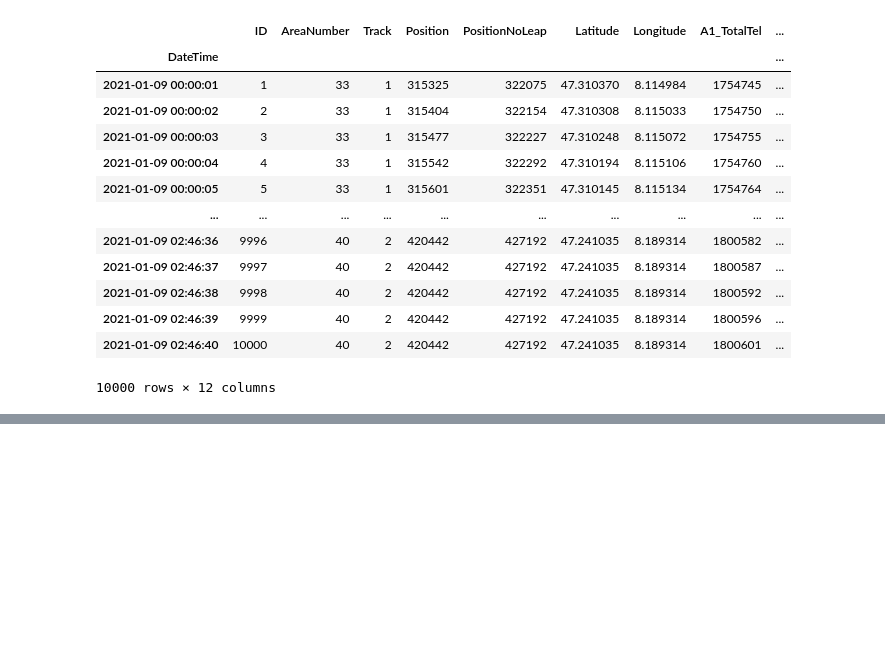
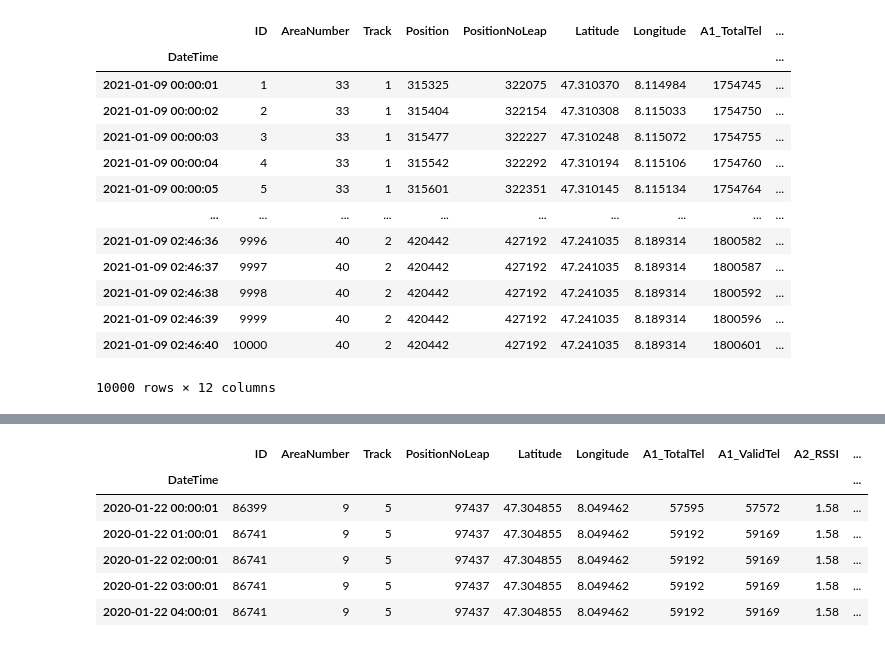
Before and after one commit to BarrySunderland/HackZurich2021, a Jupyter notebook: data-processing/notebooks/downsample.ipynb, the cells around one changed output, grey strips where cells are left out. Drawn from its saved outputs; the diff is of its cells as text; code cells hidden in the pictures; blank space fills up the shorter version.

```diff
--- a/data-processing/notebooks/downsample.ipynb
+++ b/data-processing/notebooks/downsample.ipynb
@@ -39,0 +95,10 @@ df.to_csv('../../data-processing/data/interim/rssi_sample.csv')
+# %%
+df.head()
+# %% [output]
+|  | ID | AreaNumber | Track | PositionNoLeap | Latitude | Longitude | A1_TotalTel | A1_ValidTel | A2_RSSI | ... |
+| DateTime |  |  |  |  |  |  |  |  |  | ... |
+| 2020-01-22 00:00:01 | 86399 | 9 | 5 | 97437 | 47.304855 | 8.049462 | 57595 | 57572 | 1.58 | ... |
+| 2020-01-22 01:00:01 | 86741 | 9 | 5 | 97437 | 47.304855 | 8.049462 | 59192 | 59169 | 1.58 | ... |
+| 2020-01-22 02:00:01 | 86741 | 9 | 5 | 97437 | 47.304855 | 8.049462 | 59192 | 59169 | 1.58 | ... |
+| 2020-01-22 03:00:01 | 86741 | 9 | 5 | 97437 | 47.304855 | 8.049462 | 59192 | 59169 | 1.58 | ... |
+| 2020-01-22 04:00:01 | 86741 | 9 | 5 | 97437 | 47.304855 | 8.049462 | 59192 | 59169 | 1.58 | ... |
```
Also changed, not shown: parts of 19 cells of this notebook.
